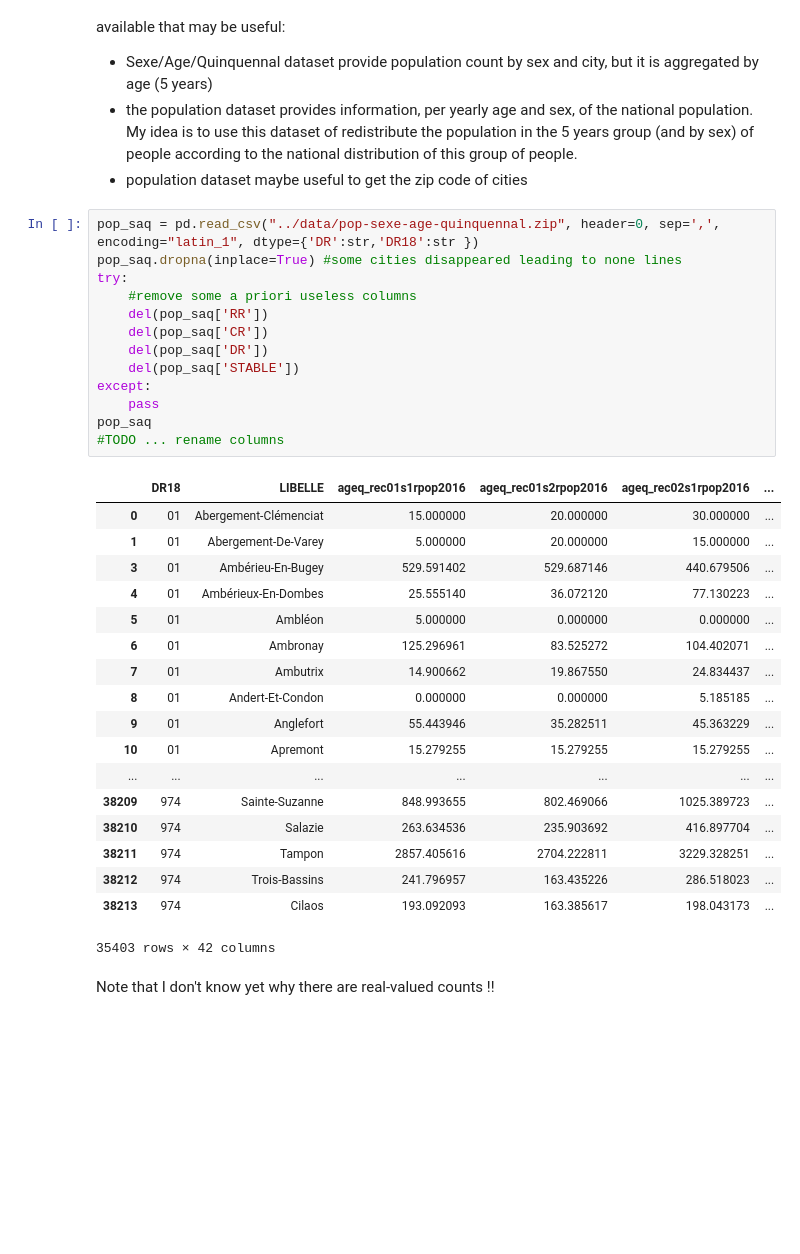
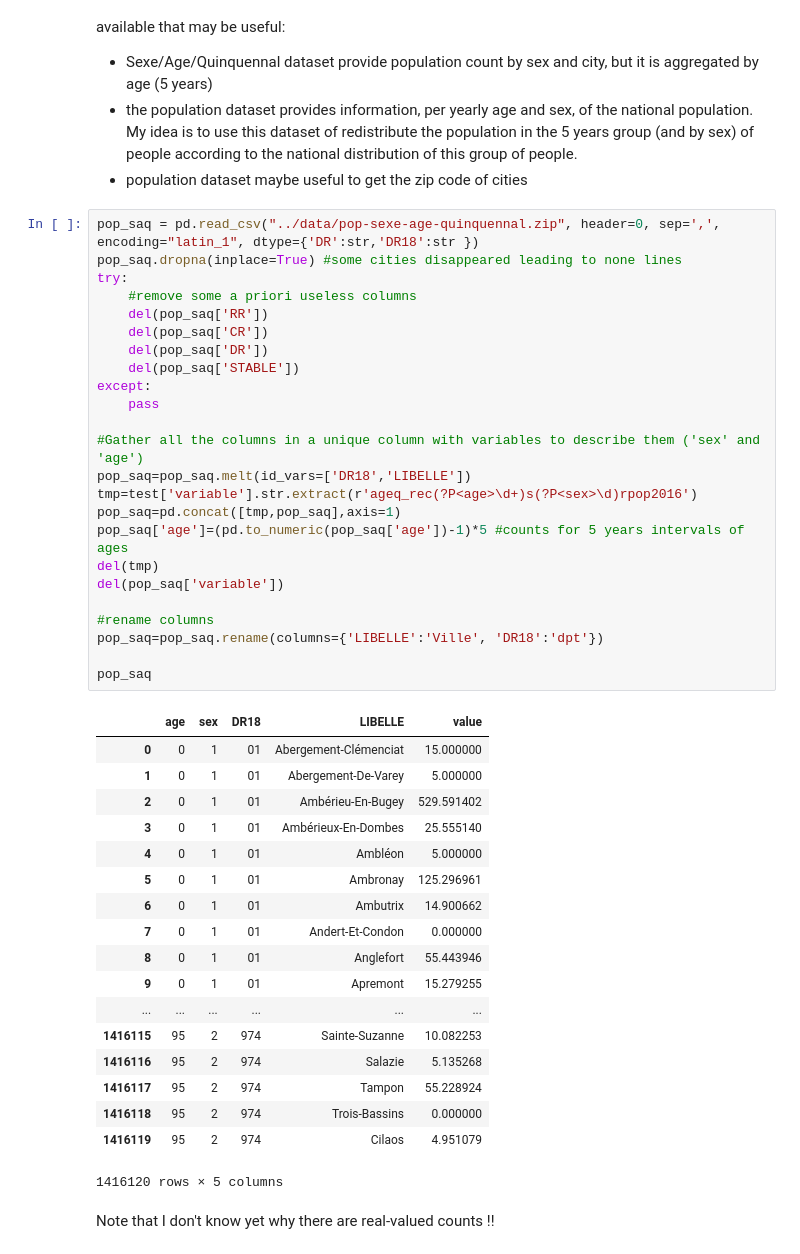
Before and after one commit to tguyet/medtrajectory_datagen, a Jupyter notebook: Data_Analysis/Public_Data_Explo.ipynb, the cells around one changed output. Drawn from its saved outputs; the diff is of its cells as text; blank space fills up the shorter version.

```diff
--- a/Data_Analysis/Public_Data_Explo.ipynb
+++ b/Data_Analysis/Public_Data_Explo.ipynb
@@ -134,35 +134,46 @@ There are several dataset publicly available that may be useful:
 # %%
 pop_saq = pd.read_csv("../data/pop-sexe-age-quinquennal.zip", header=0, sep=',', encoding="latin_1", dtype={'DR':str,'DR18':str })
 pop_saq.dropna(inplace=True) #some cities disappeared leading to none lines
 try:
     #remove some a priori useless columns
     del(pop_saq['RR'])
     del(pop_saq['CR'])
     del(pop_saq['DR'])
     del(pop_saq['STABLE'])
 except:
     pass
+
+#Gather all the columns in a unique column with variables to describe them ('sex' and 'age')
+pop_saq=pop_saq.melt(id_vars=['DR18','LIBELLE'])
+tmp=test['variable'].str.extract(r'ageq_rec(?P<age>\d+)s(?P<sex>\d)rpop2016')
+pop_saq=pd.concat([tmp,pop_saq],axis=1)
+pop_saq['age']=(pd.to_numeric(pop_saq['age'])-1)*5 #counts for 5 years intervals of ages
+del(tmp)
+del(pop_saq['variable'])
+
+#rename columns
+pop_saq=pop_saq.rename(columns={'LIBELLE':'Ville', 'DR18':'dpt'})
+
 pop_saq
-#TODO ... rename columns
 # %% [output]
-|  | DR18 | LIBELLE | ageq_rec01s1rpop2016 | ageq_rec01s2rpop2016 | ageq_rec02s1rpop2016 | ... |
-| 0 | 01 | Abergement-Clémenciat | 15.000000 | 20.000000 | 30.000000 | ... |
-| 1 | 01 | Abergement-De-Varey | 5.000000 | 20.000000 | 15.000000 | ... |
-| 3 | 01 | Ambérieu-En-Bugey | 529.591402 | 529.687146 | 440.679506 | ... |
-| 4 | 01 | Ambérieux-En-Dombes | 25.555140 | 36.072120 | 77.130223 | ... |
-| 5 | 01 | Ambléon | 5.000000 | 0.000000 | 0.000000 | ... |
-| 6 | 01 | Ambronay | 125.296961 | 83.525272 | 104.402071 | ... |
-| 7 | 01 | Ambutrix | 14.900662 | 19.867550 | 24.834437 | ... |
-| 8 | 01 | Andert-Et-Condon | 0.000000 | 0.000000 | 5.185185 | ... |
-| 9 | 01 | Anglefort | 55.443946 | 35.282511 | 45.363229 | ... |
-| 10 | 01 | Apremont | 15.279255 | 15.279255 | 15.279255 | ... |
-| ... | ... | ... | ... | ... | ... | ... |
-| 38209 | 974 | Sainte-Suzanne | 848.993655 | 802.469066 | 1025.389723 | ... |
-| 38210 | 974 | Salazie | 263.634536 | 235.903692 | 416.897704 | ... |
-| 38211 | 974 | Tampon | 2857.405616 | 2704.222811 | 3229.328251 | ... |
-| 38212 | 974 | Trois-Bassins | 241.796957 | 163.435226 | 286.518023 | ... |
-| 38213 | 974 | Cilaos | 193.092093 | 163.385617 | 198.043173 | ... |
+|  | age | sex | DR18 | LIBELLE | value |
+| 0 | 0 | 1 | 01 | Abergement-Clémenciat | 15.000000 |
+| 1 | 0 | 1 | 01 | Abergement-De-Varey | 5.000000 |
+| 2 | 0 | 1 | 01 | Ambérieu-En-Bugey | 529.591402 |
+| 3 | 0 | 1 | 01 | Ambérieux-En-Dombes | 25.555140 |
+| 4 | 0 | 1 | 01 | Ambléon | 5.000000 |
+| 5 | 0 | 1 | 01 | Ambronay | 125.296961 |
+| 6 | 0 | 1 | 01 | Ambutrix | 14.900662 |
+| 7 | 0 | 1 | 01 | Andert-Et-Condon | 0.000000 |
+| 8 | 0 | 1 | 01 | Anglefort | 55.443946 |
+| 9 | 0 | 1 | 01 | Apremont | 15.279255 |
+| ... | ... | ... | ... | ... | ... |
+| 1416115 | 95 | 2 | 974 | Sainte-Suzanne | 10.082253 |
+| 1416116 | 95 | 2 | 974 | Salazie | 5.135268 |
+| 1416117 | 95 | 2 | 974 | Tampon | 55.228924 |
+| 1416118 | 95 | 2 | 974 | Trois-Bassins | 0.000000 |
+| 1416119 | 95 | 2 | 974 | Cilaos | 4.951079 |
-35403 rows × 42 columns
+1416120 rows × 5 columns
 # %% [markdown]
 Note that I don't know yet why there are real-valued counts !!
 # %%
```
Also changed, not shown: parts of 5 cells of this notebook.
